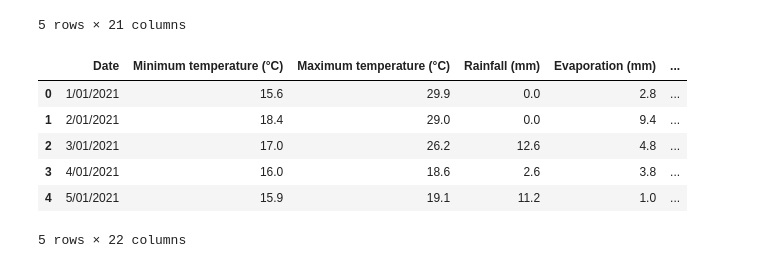
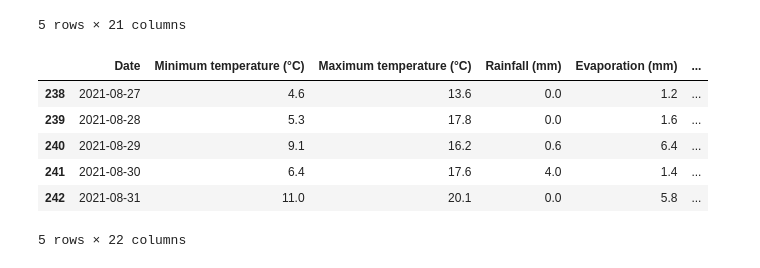
Before and after one commit to YunaWuu/Data_Analytics_Assignment2_Group2, a Jupyter notebook: Assignment 2 - Model 1.ipynb, the cells around one changed output. Drawn from its saved outputs; the diff is of its cells as text; code cells hidden in the pictures.

```diff
--- a/Assignment 2 - Model 1.ipynb
+++ b/Assignment 2 - Model 1.ipynb
@@ -17,16 +19,19 @@ weather_data.head()
 # %%
 #Create new column - variance between max temp for the day vs average max temp
 #Note that the variance is absolute i.e. negative variance converted to positive
 #Initial reasoning is that energy use may increase if weather is too cold or hot
 weather_data['Var to avg max temp'] = round((weather_data['Maximum temperature (°C)']-weather_data['Maximum temperature (°C)'].mean()).abs(),1)
-weather_data.head()
+#Convert date column to make date format consistent with price demand
+weather_data['Date'] = pd.to_datetime(weather_data['Date'], dayfirst = True).dt.date
+weather_data.sort_values('Date')
+weather_data.tail()
 # %% [output]
 |  | Date | Minimum temperature (°C) | Maximum temperature (°C) | Rainfall (mm) | Evaporation (mm) | ... |
-| 0 | 1/01/2021 | 15.6 | 29.9 | 0.0 | 2.8 | ... |
-| 1 | 2/01/2021 | 18.4 | 29.0 | 0.0 | 9.4 | ... |
-| 2 | 3/01/2021 | 17.0 | 26.2 | 12.6 | 4.8 | ... |
-| 3 | 4/01/2021 | 16.0 | 18.6 | 2.6 | 3.8 | ... |
-| 4 | 5/01/2021 | 15.9 | 19.1 | 11.2 | 1.0 | ... |
+| 238 | 2021-08-27 | 4.6 | 13.6 | 0.0 | 1.2 | ... |
+| 239 | 2021-08-28 | 5.3 | 17.8 | 0.0 | 1.6 | ... |
+| 240 | 2021-08-29 | 9.1 | 16.2 | 0.6 | 6.4 | ... |
+| 241 | 2021-08-30 | 6.4 | 17.6 | 4.0 | 1.4 | ... |
+| 242 | 2021-08-31 | 11.0 | 20.1 | 0.0 | 5.8 | ... |
 5 rows × 22 columns
 # %%
 price_demand = pd.read_csv('price_demand_data.csv')
```
Also changed, not shown: parts of 8 cells of this notebook.
